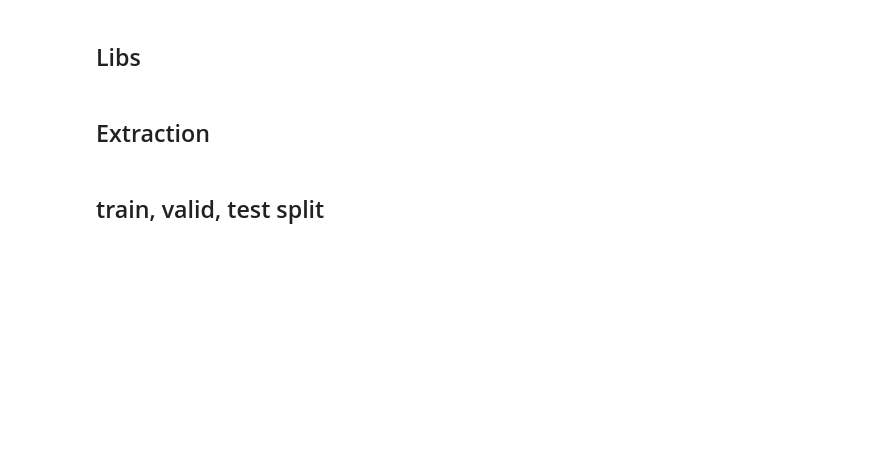
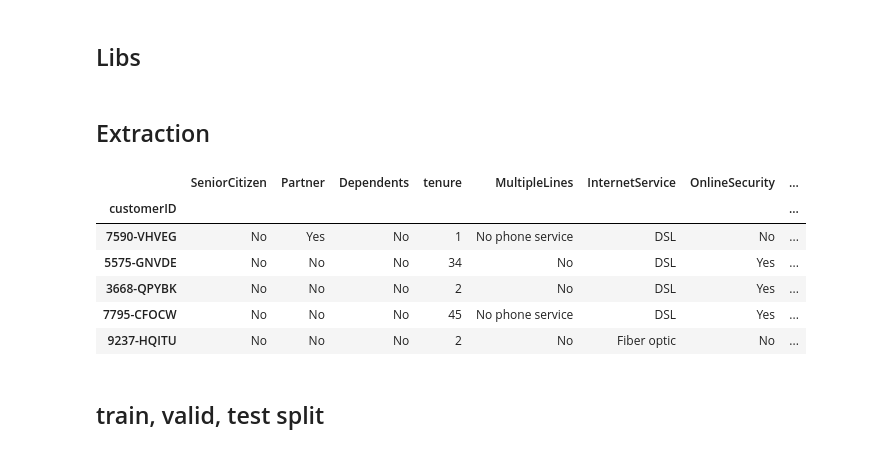
Before and after one commit to Eric-Oliveira-ds/Telco-Customer-Churn, a Jupyter notebook: notebook/make_pipeline_project.ipynb, the cells around one changed output. Drawn from its saved outputs; the diff is of its cells as text; code cells hidden in the pictures; blank space fills up the shorter version.

```diff
--- a/notebook/make_pipeline_project.ipynb
+++ b/notebook/make_pipeline_project.ipynb
@@ -34,6 +34,16 @@ from extract_data import read_data
 df = read_data(path)
 df_copy = df.set_index(['customerID']).copy()
 df_copy.drop(['gender','PhoneService'], inplace=True, axis=1)
+# %%
+df_copy.head()
+# %% [output]
+|  | SeniorCitizen | Partner | Dependents | tenure | MultipleLines | InternetService | OnlineSecurity | ... |
+| customerID |  |  |  |  |  |  |  | ... |
+| 7590-VHVEG | No | Yes | No | 1 | No phone service | DSL | No | ... |
+| 5575-GNVDE | No | No | No | 34 | No | DSL | Yes | ... |
+| 3668-QPYBK | No | No | No | 2 | No | DSL | Yes | ... |
+| 7795-CFOCW | No | No | No | 45 | No phone service | DSL | Yes | ... |
+| 9237-HQITU | No | No | No | 2 | No | Fiber optic | No | ... |
 # %% [markdown]
 ## train, valid, test split
 # %%
```
Also changed, not shown: parts of 8 cells of this notebook.
